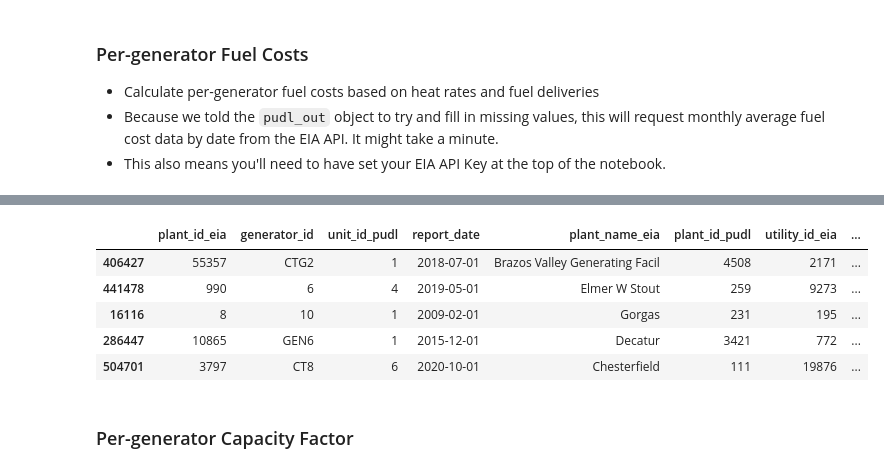
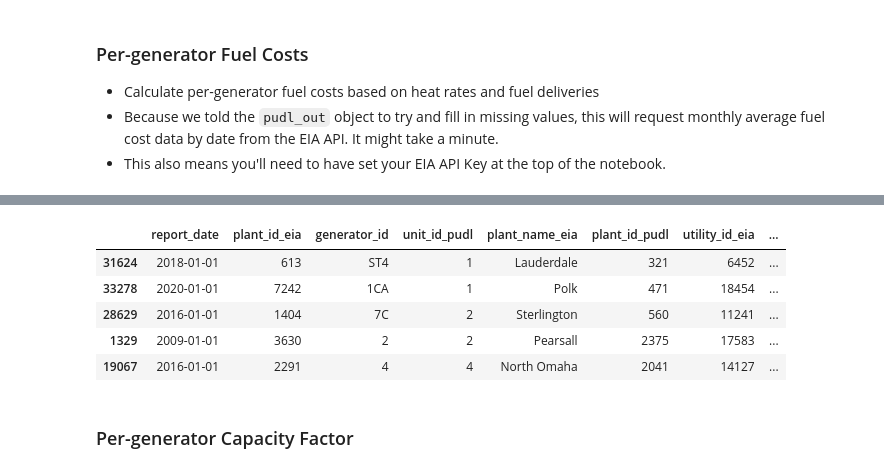
Before and after one commit to catalyst-cooperative/pudl-examples, a Jupyter notebook: notebooks/02-pudl-outputs.ipynb, the cells around one changed output, grey strips where cells are left out. Saved outputs shown, nothing was run; the diff lists cells and outputs as text; code cells hidden in the pictures.

Commit message:
Use annually aggregated MCOE to reduce memory footprint

```diff
--- a/notebooks/02-pudl-outputs.ipynb
+++ b/notebooks/02-pudl-outputs.ipynb
@@ -542,7 +549,7 @@ del pudl_out
 # %%
-pudl_out_monthly = pudl.output.pudltabl.PudlTabl(
+pudl_out_annual = pudl.output.pudltabl.PudlTabl(
     pudl_engine=pudl_engine,
-    freq="MS",
+    freq="AS",
     fill_fuel_cost=True,
     roll_fuel_cost=True,
 )
@@ -584,7 +603,7 @@ Wall time: 1min 23s
 * This also means you'll need to have set your EIA API Key at the top of the notebook.
 # %%
 %%time
-pudl_out_monthly.fuel_cost().sample(n_samples)
+pudl_out_annual.fuel_cost().sample(n_samples)
 # %% [output]
 filling in fuel cost NaNs EIA APIs monthly state averages
 filling in fuel cost NaNs with rolling averages
@@ -593,9 +612,9 @@ Wall time: 3min 43s
-|  | plant_id_eia | generator_id | unit_id_pudl | report_date | plant_name_eia | plant_id_pudl | utility_id_eia | ... |
-| 406427 | 55357 | CTG2 | 1 | 2018-07-01 | Brazos Valley Generating Facil | 4508 | 2171 | ... |
-| 441478 | 990 | 6 | 4 | 2019-05-01 | Elmer W Stout | 259 | 9273 | ... |
-| 16116 | 8 | 10 | 1 | 2009-02-01 | Gorgas | 231 | 195 | ... |
-| 286447 | 10865 | GEN6 | 1 | 2015-12-01 | Decatur | 3421 | 772 | ... |
-| 504701 | 3797 | CT8 | 6 | 2020-10-01 | Chesterfield | 111 | 19876 | ... |
+|  | report_date | plant_id_eia | generator_id | unit_id_pudl | plant_name_eia | plant_id_pudl | utility_id_eia | ... |
+| 31624 | 2018-01-01 | 613 | ST4 | 1 | Lauderdale | 321 | 6452 | ... |
+| 33278 | 2020-01-01 | 7242 | 1CA | 1 | Polk | 471 | 18454 | ... |
+| 28629 | 2016-01-01 | 1404 | 7C | 2 | Sterlington | 560 | 11241 | ... |
+| 1329 | 2009-01-01 | 3630 | 2 | 2 | Pearsall | 2375 | 17583 | ... |
+| 19067 | 2016-01-01 | 2291 | 4 | 4 | North Omaha | 2041 | 14127 | ... |
 # %% [markdown]
 ### Per-generator Capacity Factor
 # %%
```
Also changed, not shown: parts of 37 cells of this notebook.
